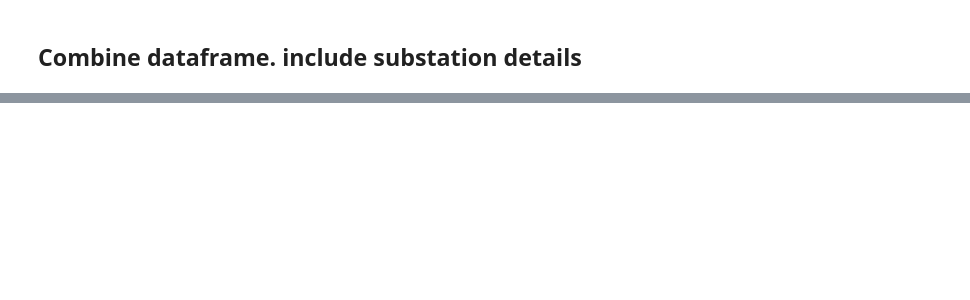
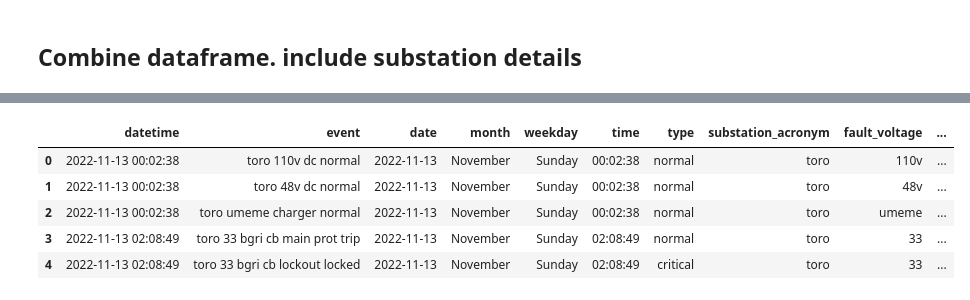
Before and after one commit to kimerajoseph/my-projects, a Jupyter notebook: final_explore.ipynb, the cells around one changed output, grey strips where cells are left out. Saved outputs shown, nothing was run; the diff lists cells and outputs as text; code cells hidden in the pictures; blank space fills up the shorter version.

```diff
--- a/final_explore.ipynb
+++ b/final_explore.ipynb
@@ -5,0 +23,7 @@ data.head()
+# %%
+past_days=37
+sql_query = "SELECT * FROM scada_data WHERE DATE(datetime) = %(serach_date)s"
+my_params={"serach_date":datetime.strftime(datetime.now() - timedelta(past_days), '%Y-%m-%d')}
+filtered_data = pd.read_sql(sql_query,con=engine, params=my_params)
+
+filtered_data.head()
@@ -6,6 +37,7 @@ data.head()
 # %%
 def clean_data(data):
     # rename columns
+    data = data.drop("index", axis=1)
     data.columns = ['datetime', 'event']
     # filter data
     data = data[(data.datetime != "time") | (data.event != "event") ]
@@ -33,5 +65,5 @@ def classify_events(row):
     else:
         return "normal"
 # %%
-data = clean_data(data)
+data = clean_data(filtered_data)
 data.head()
@@ -74,0 +132,5 @@ final_data.to_csv("final_data.csv")
+# %%
+sql_qyery = "SELECT * FROM substation_data"
+substation_data = pd.read_sql(sql_qyery,con=engine)
+substation_data.drop(['no','voltage','comments'], axis=1, inplace=True)
+substation_data.head()
@@ -74,0 +144,10 @@ final_data.to_csv("final_data.csv")
+# %%
+final_data = data.merge(substation_data, how="inner", on="substation_acronym")
+final_data.head()
+# %% [output]
+|  | datetime | event | date | month | weekday | time | type | substation_acronym | fault_voltage | ... |
+| 0 | 2022-11-13 00:02:38 | toro 110v dc normal | 2022-11-13 | November | Sunday | 00:02:38 | normal | toro | 110v | ... |
+| 1 | 2022-11-13 00:02:38 | toro 48v dc normal | 2022-11-13 | November | Sunday | 00:02:38 | normal | toro | 48v | ... |
+| 2 | 2022-11-13 00:02:38 | toro umeme charger normal | 2022-11-13 | November | Sunday | 00:02:38 | normal | toro | umeme | ... |
+| 3 | 2022-11-13 02:08:49 | toro 33 bgri cb main prot trip | 2022-11-13 | November | Sunday | 02:08:49 | normal | toro | 33 | ... |
+| 4 | 2022-11-13 02:08:49 | toro 33 bgri cb lockout locked | 2022-11-13 | November | Sunday | 02:08:49 | critical | toro | 33 | ... |
```
Also changed, not shown: parts of 17 cells of this notebook, 5 other files.
